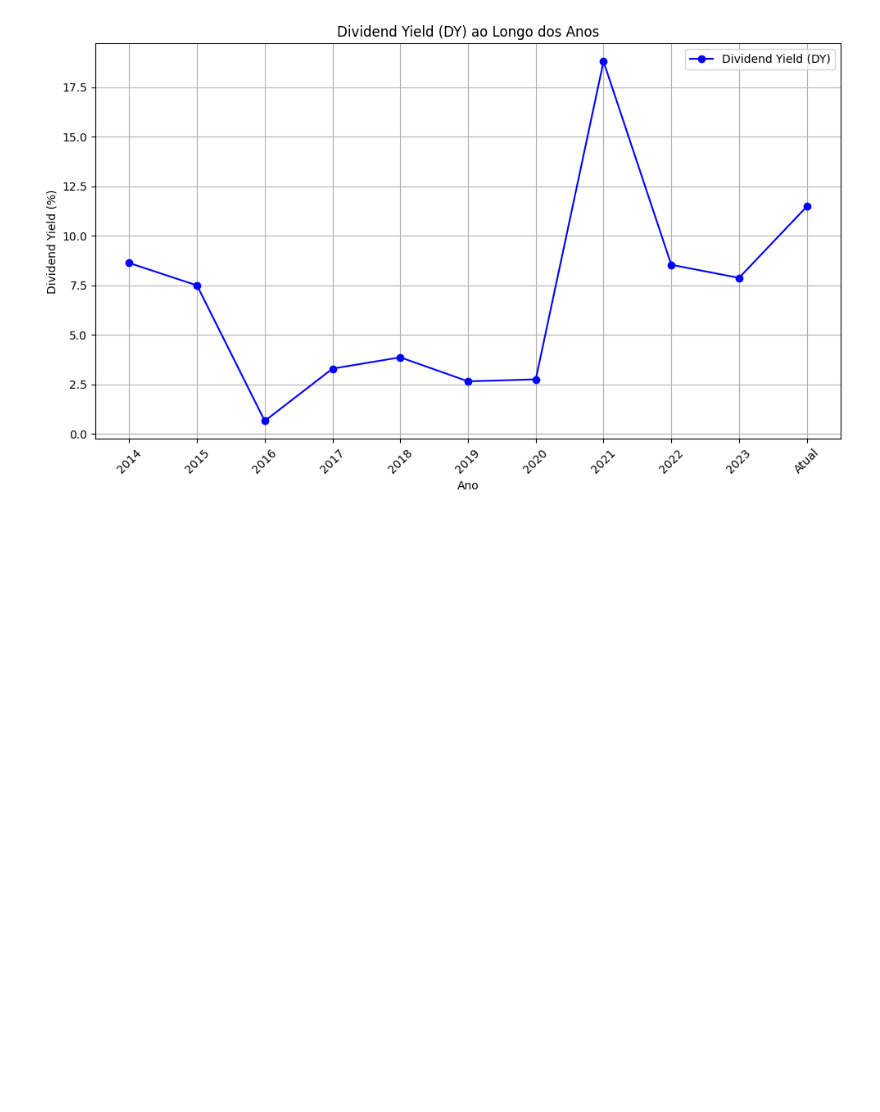
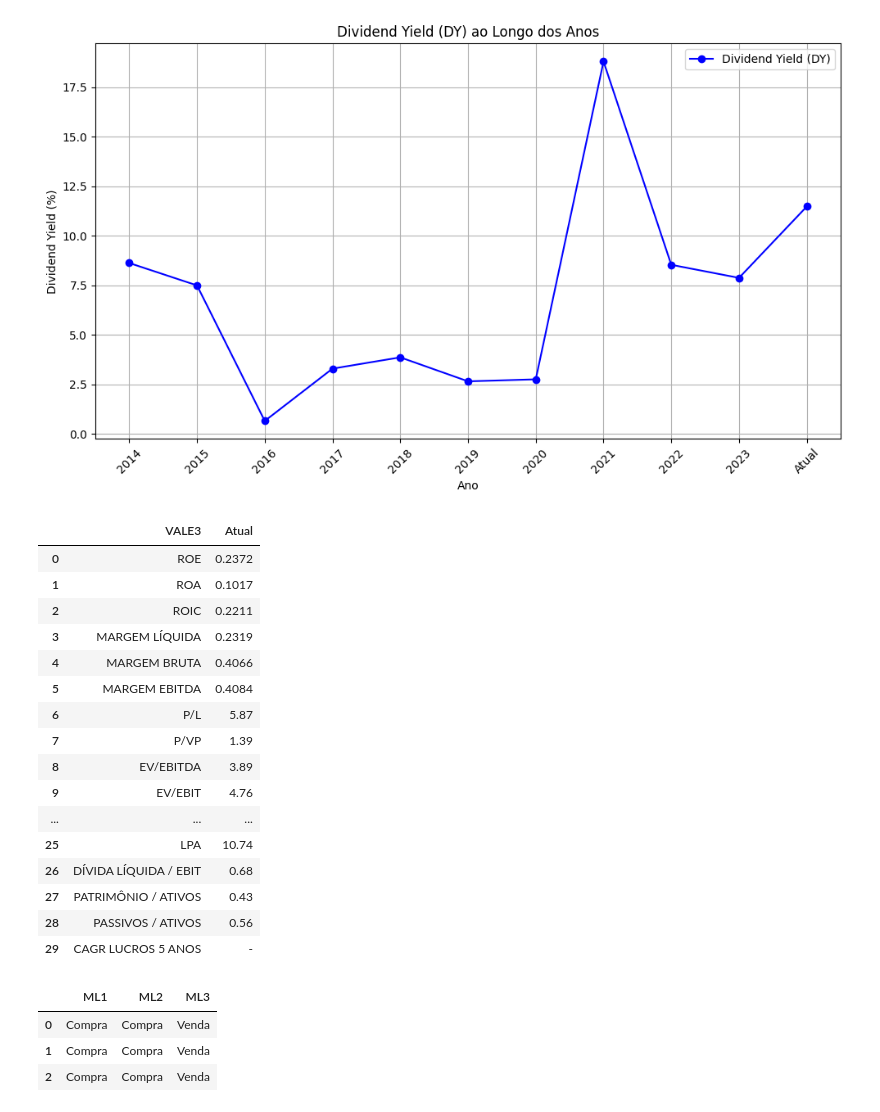
Before and after one commit to DS-Johnny/Previsao_precos_acoes_mercado_financeiro, a Jupyter notebook: pi4.ipynb, the cells around one changed output. Drawn from its saved outputs; the diff is of its cells as text; code cells hidden in the pictures; blank space fills up the shorter version.

```diff
--- a/pi4.ipynb
+++ b/pi4.ipynb
@@ -280,0 +295,33 @@ plt.show()
+# %%
+tabela = pd.read_excel('Vale3_2024_10_17.xlsx')
+tabela[['VALE3', 'Atual']]
+# %% [output]
+|  | VALE3 | Atual |
+| 0 | ROE | 0.2372 |
+| 1 | ROA | 0.1017 |
+| 2 | ROIC | 0.2211 |
+| 3 | MARGEM LÍQUIDA | 0.2319 |
+| 4 | MARGEM BRUTA | 0.4066 |
+| 5 | MARGEM EBITDA | 0.4084 |
+| 6 | P/L | 5.87 |
+| 7 | P/VP | 1.39 |
+| 8 | EV/EBITDA | 3.89 |
+| 9 | EV/EBIT | 4.76 |
+| ... | ... | ... |
+| 25 | LPA | 10.74 |
+| 26 | DÍVIDA LÍQUIDA / EBIT | 0.68 |
+| 27 | PATRIMÔNIO / ATIVOS | 0.43 |
+| 28 | PASSIVOS / ATIVOS | 0.56 |
+| 29 | CAGR LUCROS 5 ANOS | - |
+# %%
+modelos = {'ML1' : 'Compra',
+           'ML2' : 'Compra',
+           'ML3' : 'Venda'}
+
+modelos = pd.DataFrame(modelos, index=[0,1,2])
+modelos
+# %% [output]
+|  | ML1 | ML2 | ML3 |
+| 0 | Compra | Compra | Venda |
+| 1 | Compra | Compra | Venda |
+| 2 | Compra | Compra | Venda |
```
Also changed, not shown: parts of 4 cells of this notebook, 2 other files.
